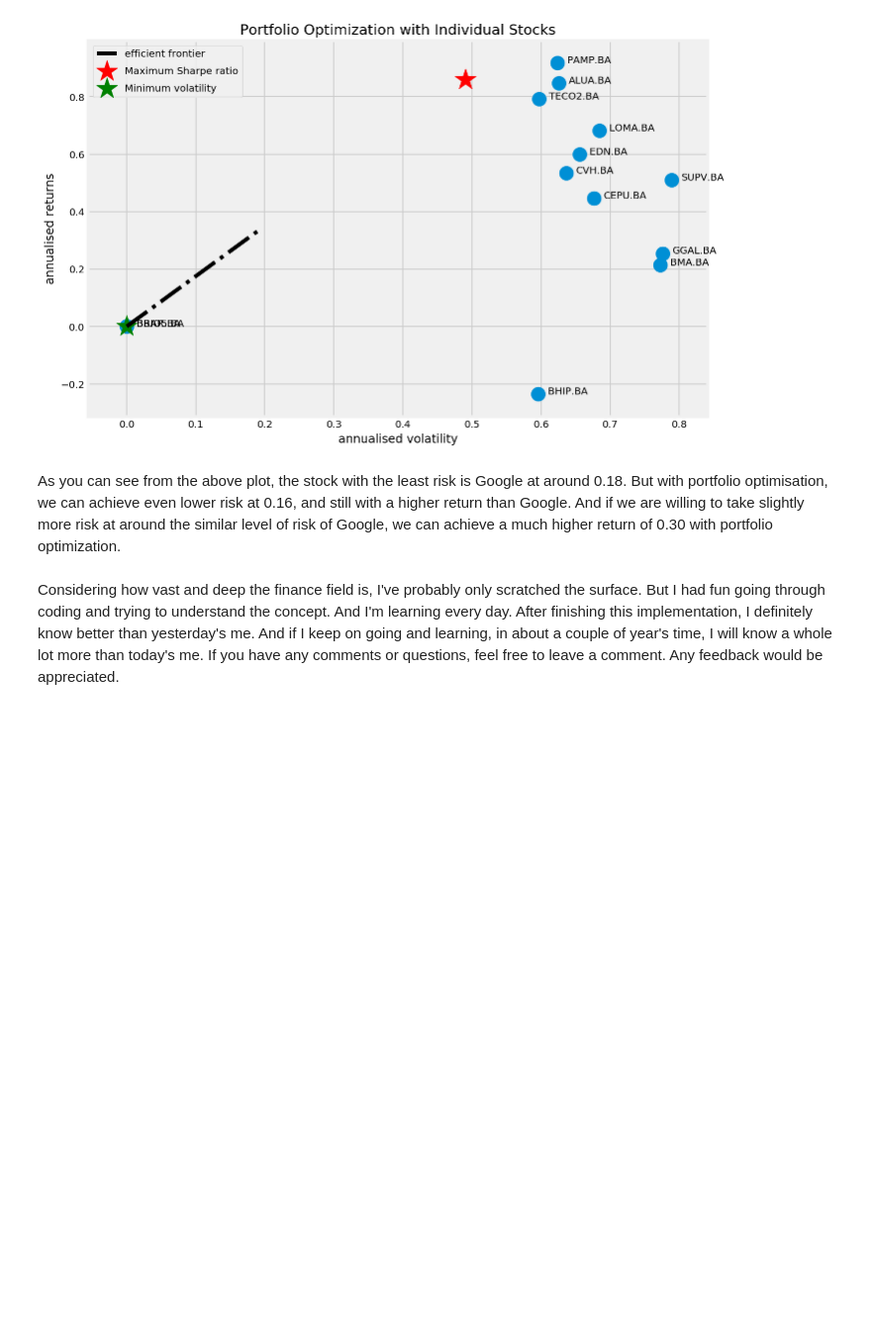
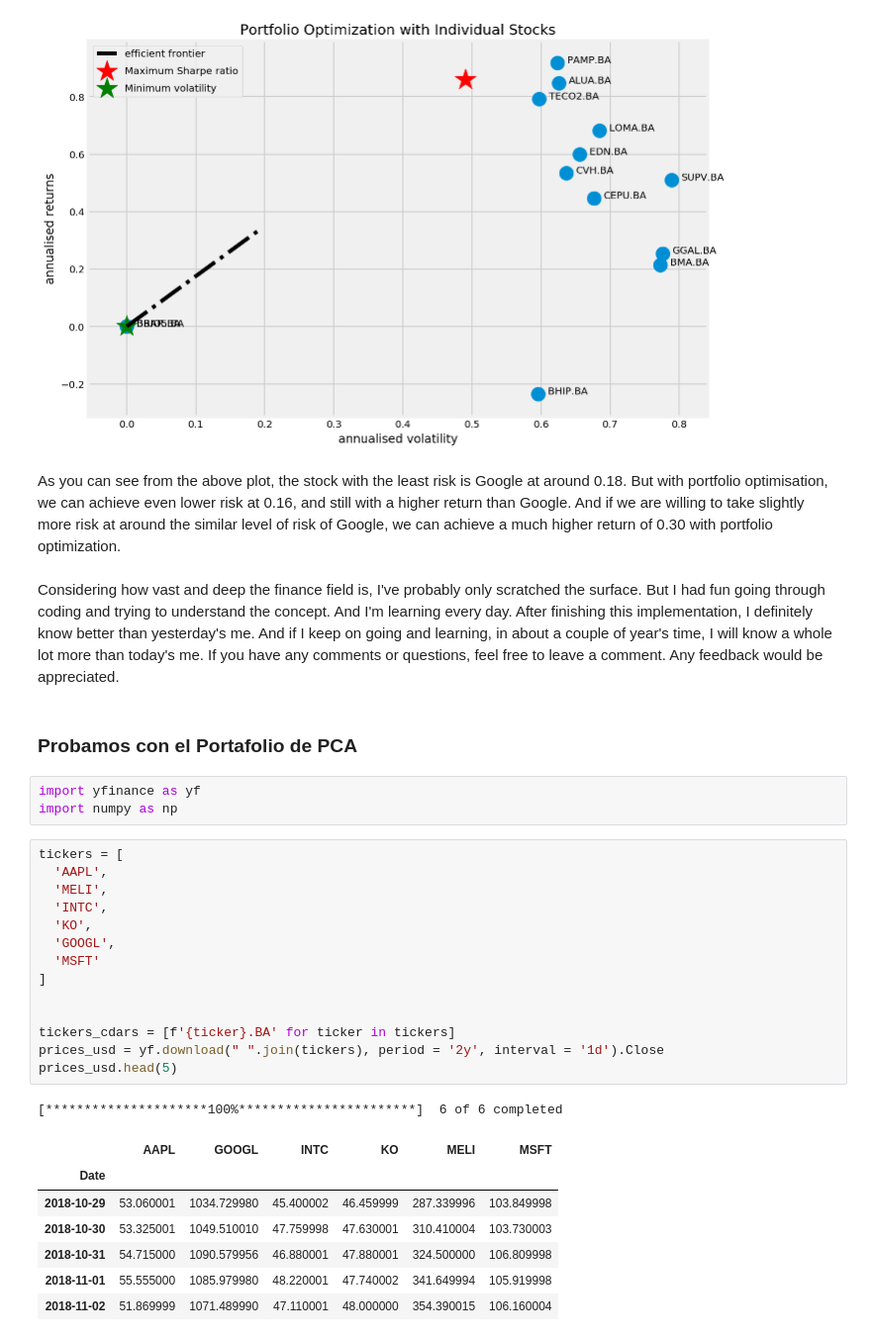
Before and after one commit to cdgn-coding/bcba-algo-trading, a Jupyter notebook: playground/Thomas_Efficient _Frontier_implementation.ipynb, the cells around one changed output. Shown at 99% size. Saved outputs shown, nothing was run; the diff lists cells and outputs as text; blank space fills up the shorter version.

```diff
--- a/playground/Thomas_Efficient _Frontier_implementation.ipynb
+++ b/playground/Thomas_Efficient _Frontier_implementation.ipynb
@@ -413,3 +413,31 @@ TECO2.BA : annuaised return 0.79 , annualised volatility: 0.6
 As you can see from the above plot, the stock with the least risk is Google at around 0.18. But with portfolio optimisation, we can achieve even lower risk at 0.16, and still with a higher return than Google. And if we are willing to take slightly more risk at around the similar level of risk of Google, we can achieve a much higher return of 0.30 with portfolio optimization.
 # %% [markdown]
 Considering how vast and deep the finance field is, I've probably only scratched the surface. But I had fun going through coding and trying to understand the concept. And I'm learning every day. After finishing this implementation, I definitely know better than yesterday's me. And if I keep on going and learning, in about a couple of year's time, I will know a whole lot more than today's me. If you have any comments or questions, feel free to leave a comment. Any feedback would be appreciated.
+# %% [markdown]
+### Probamos con el Portafolio de PCA
+# %%
+import yfinance as yf
+import numpy as np
+# %%
+tickers = [
+  'AAPL',
+  'MELI',
+  'INTC',
+  'KO',
+  'GOOGL',
+  'MSFT'
+]
+
+
+tickers_cdars = [f'{ticker}.BA' for ticker in tickers]
+prices_usd = yf.download(" ".join(tickers), period = '2y', interval = '1d').Close
+prices_usd.head(5)
+# %% [output]
+[*********************100%***********************]  6 of 6 completed
+|  | AAPL | GOOGL | INTC | KO | MELI | MSFT |
+| Date |  |  |  |  |  |  |
+| 2018-10-29 | 53.060001 | 1034.729980 | 45.400002 | 46.459999 | 287.339996 | 103.849998 |
+| 2018-10-30 | 53.325001 | 1049.510010 | 47.759998 | 47.630001 | 310.410004 | 103.730003 |
+| 2018-10-31 | 54.715000 | 1090.579956 | 46.880001 | 47.880001 | 324.500000 | 106.809998 |
+| 2018-11-01 | 55.555000 | 1085.979980 | 48.220001 | 47.740002 | 341.649994 | 105.919998 |
+| 2018-11-02 | 51.869999 | 1071.489990 | 47.110001 | 48.000000 | 354.390015 | 106.160004 |
```
Also changed, not shown: parts of 39 cells of this notebook.
